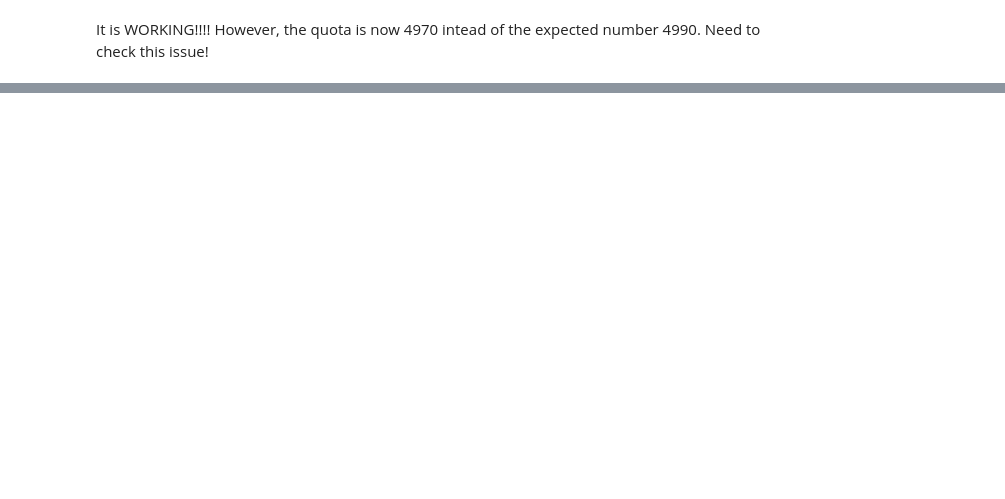
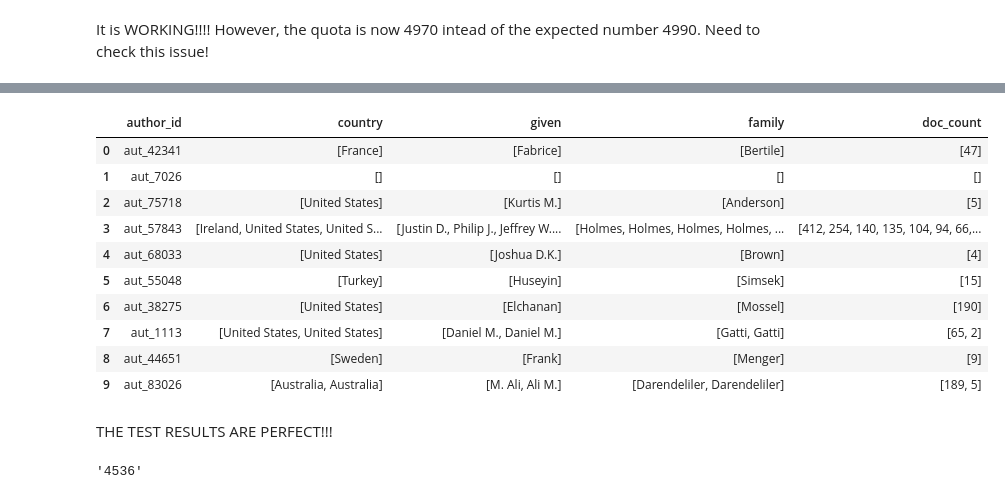
Before and after one commit to Oz-like-the-Wizard/Investigating-the-delay-times-in-academic-publishing, a Jupyter notebook: part7d-creating_author_df.ipynb, the cells around one changed output, grey strips where cells are left out. Cells and saved outputs as stored; diff of their text form; code cells hidden in the pictures; blank space fills up the shorter version.

Commit message:
before the 180K first author loop

```diff
--- a/part7d-creating_author_df.ipynb
+++ b/part7d-creating_author_df.ipynb
@@ -565,0 +1470,17 @@ It is WORKING!!!! However, the quota is now 4970 intead of the expected number 4
+# %%
+# 1- Flattening SA_list col:
+
+def flatten(l):
+    return [item for sublist in l for item in sublist]
+
+q1_first_author_df.loc[:,"SA_list"] = q1_first_author_df.SA_list.map(flatten)
+# %%
+# 2- Creating an Author ID col:
+
+q1_first_author_df.reset_index(drop=True, inplace=True)
+
+q1_first_author_df.reset_index(drop=False,inplace=True)
+
+q1_first_author_df.loc[:,"index"] = q1_first_author_df.index.map(lambda x: "aut_" + str(x))
+
+q1_first_author_df.set_index("index", inplace=True)
@@ -565,0 +1508,3 @@ It is WORKING!!!! However, the quota is now 4970 intead of the expected number 4
+# %%
+# Step 1- Create input dict:
+first_author_input_dict =q1_first_author_df[["new_given","new_family","SA_list"]].to_dict("index")
@@ -565,0 +1601,2 @@ It is WORKING!!!! However, the quota is now 4970 intead of the expected number 4
+# %%
+testo_aut_dict = q1_first_author_df[["new_given","new_family","SA_list"]].sample(10).to_dict("index")
@@ -565,0 +1650,16 @@ It is WORKING!!!! However, the quota is now 4970 intead of the expected number 4
+# %%
+pd.DataFrame(author_out_list)
+# %% [output]
+|  | author_id | country | given | family | doc_count |
+| 0 | aut_42341 | [France] | [Fabrice] | [Bertile] | [47] |
+| 1 | aut_7026 | [] | [] | [] | [] |
+| 2 | aut_75718 | [United States] | [Kurtis M.] | [Anderson] | [5] |
+| 3 | aut_57843 | [Ireland, United States, United S... | [Justin D., Philip J., Jeffrey W.... | [Holmes, Holmes, Holmes, Holmes, ... | [412, 254, 140, 135, 104, 94, 66,... |
+| 4 | aut_68033 | [United States] | [Joshua D.K.] | [Brown] | [4] |
+| 5 | aut_55048 | [Turkey] | [Huseyin] | [Simsek] | [15] |
+| 6 | aut_38275 | [United States] | [Elchanan] | [Mossel] | [190] |
+| 7 | aut_1113 | [United States, United States] | [Daniel M., Daniel M.] | [Gatti, Gatti] | [65, 2] |
+| 8 | aut_44651 | [Sweden] | [Frank] | [Menger] | [9] |
+| 9 | aut_83026 | [Australia, Australia] | [M. Ali, Ali M.] | [Darendeliler, Darendeliler] | [189, 5] |
+# %% [markdown]
+THE TEST RESULTS ARE PERFECT!!!
@@ -565,0 +1668,4 @@ It is WORKING!!!! However, the quota is now 4970 intead of the expected number 4
+# %%
+s.get_key_remaining_quota()
+# %% [output]
+'4536'
```
Also changed, not shown: parts of 184 cells of this notebook.
